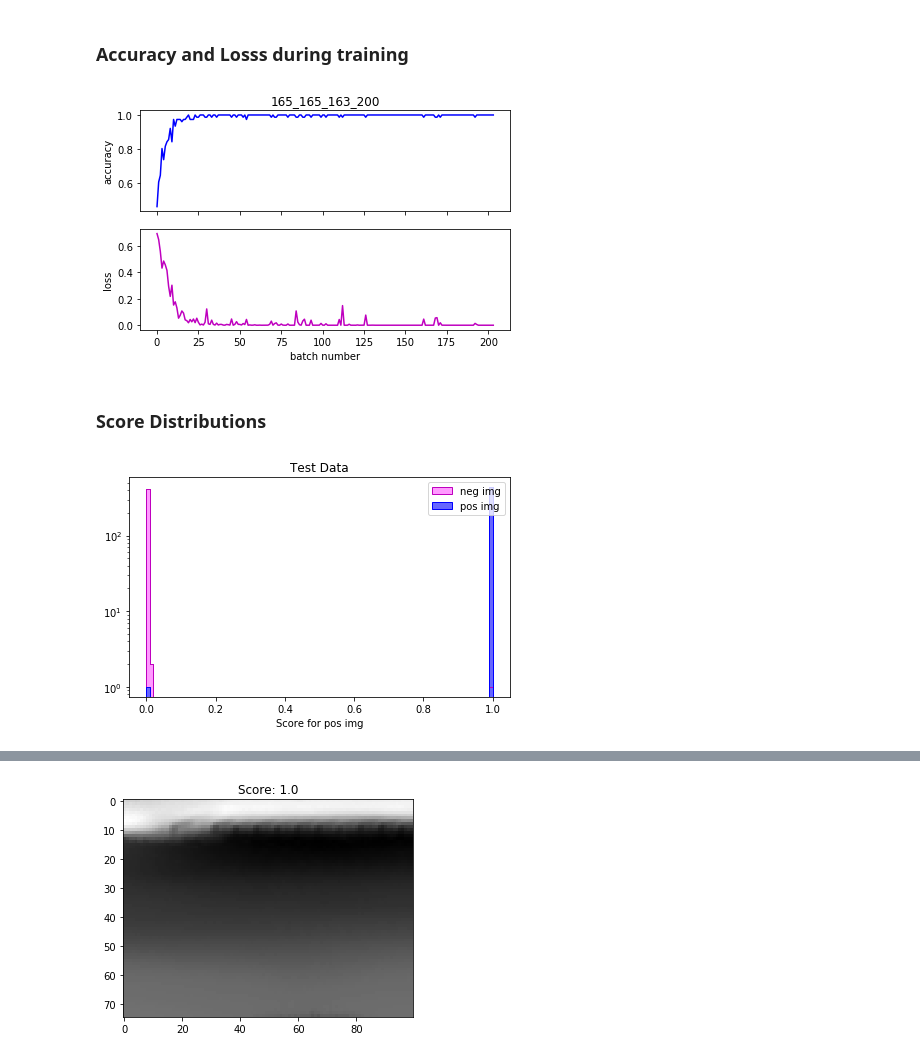
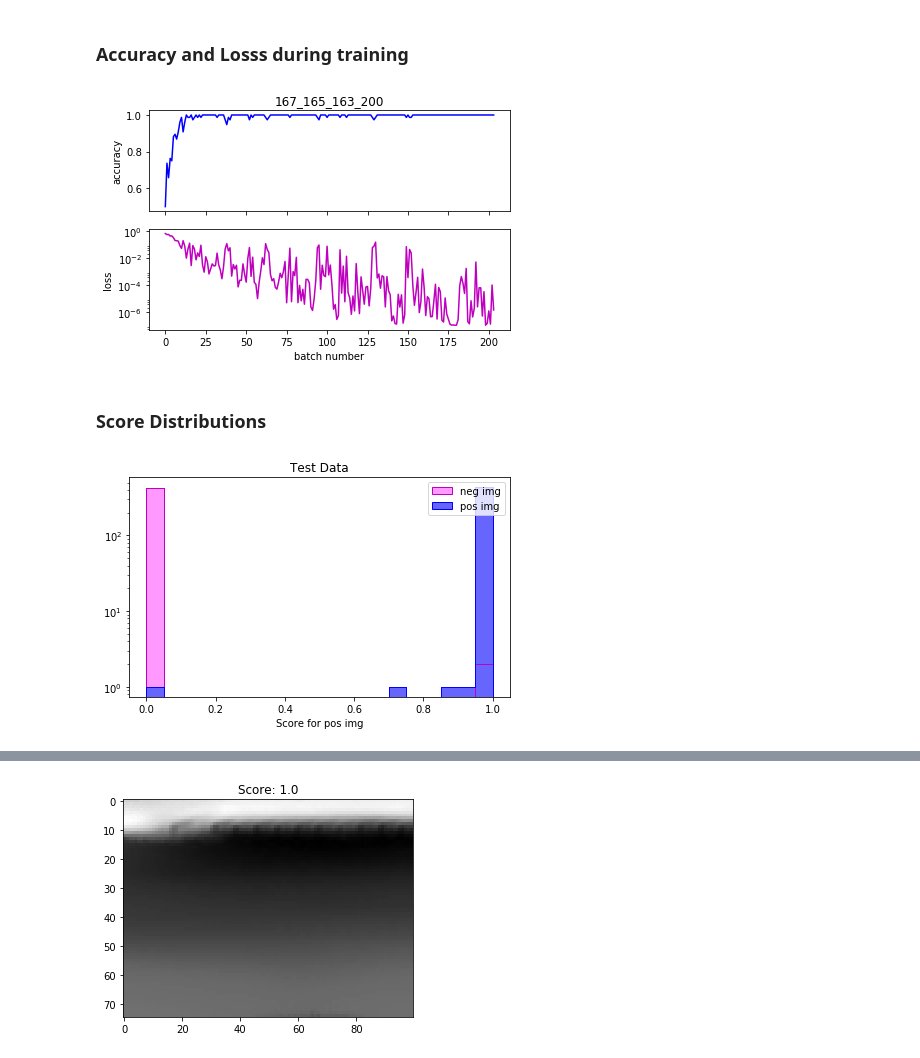
Before and after one commit to jamenne/WindingControl, a Jupyter notebook: WindingControlTraining.ipynb, the cells around one changed output, grey strips where cells are left out. Drawn from its saved outputs; the diff is of its cells as text; code cells hidden in the pictures.

```diff
--- a/WindingControlTraining.ipynb
+++ b/WindingControlTraining.ipynb
@@ -308,7 +308,7 @@ mult_shape4 = np.prod(model.layers[8].output_shape[1:])
 #Output layer
 model.add(Dense(1, activation='sigmoid', kernel_initializer=RandomNormal(mean=0, stddev=1/mult_shape4)))
 # %%
-name='165_165_163_200'
+name='167_165_163_200'
 # %%
 model.summary()
 
@@ -386,26 +386,26 @@ np.savetxt(path_model + name + '_TrainingData.txt', np.transpose([history.accura
 # %%
 accuracy = np.array(history.accuracy)
 losses = np.array(history.losses)
 
 fig, ax = plt.subplots(2, sharex=True)
 
 every_item = 100
 
 ax[0].plot(accuracy[::every_item], color = 'b', marker='', ls='-')
 ax[1].plot(losses[::every_item], color = 'm', marker='', ls='-')
 
 ax[1].set_xlabel('batch number')
 ax[0].set_ylabel('accuracy')
 ax[1].set_ylabel('loss')
 
-#ax[1].set_yscale('log')
+ax[1].set_yscale('log')
 
 ax[0].set_title(name)
 
 plt.tight_layout()
-plt.savefig(path_data + '/LossAcc::{}.png'.format(every_item))
+plt.savefig(path_data + '/LossAccLog::{}.png'.format(every_item))
 # %% [output]
-[figure, old version]
+[figure, new version]
 # %% [markdown]
 ### Score Distributions
 # %%
@@ -435,7 +435,7 @@ score_neg = probs[label_pos == 0]
 # %%
 fig, ax = plt.subplots()
 
-binsize = 0.01
+binsize = 0.05
 bins = np.arange(0, 1 + binsize, binsize)
 
 ax.hist(score_neg, bins=bins, histtype='stepfilled', linewidth=1, edgecolor='m', color='#ff99ff', label='neg img')
@@ -454,7 +454,7 @@ plt.title('Test Data')
 plt.tight_layout()
 plt.savefig(path_data + 'ScoreDistributionOnTestData_{}.png'.format(binsize))
 # %% [output]
-[figure, old version]
+[figure, new version]
 # %%
 # positive images below 0.5
 img_pos = X_test_norm[label_pos == 1]
```
Also changed, not shown: parts of 5 cells of this notebook, 1 other file.
